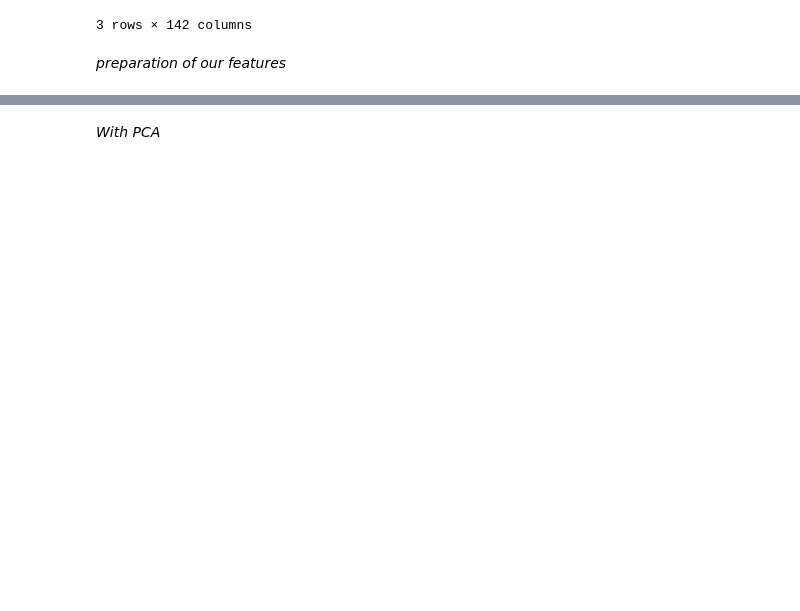
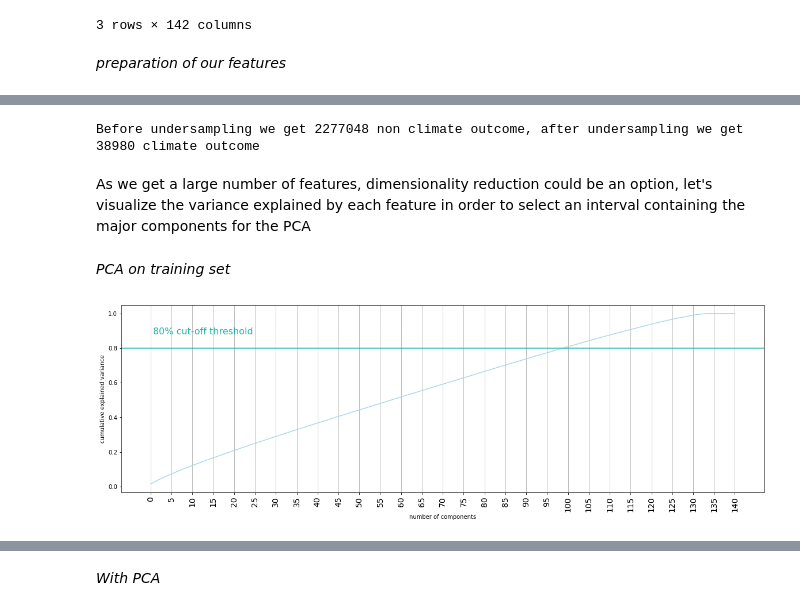
Before and after one commit to epfl-ada/ada-2021-project-avada-kedavra, a Jupyter notebook: classification.ipynb, the cells around one changed output, grey strips where cells are left out. Drawn from its saved outputs; the diff is of its cells as text; code cells hidden in the pictures; blank space fills up the shorter version.

```diff
--- a/classification.ipynb
+++ b/classification.ipynb
@@ -230,0 +177,31 @@ features_imp(data_features.columns, logistic.coef_[0]) #represensation of featur
+# %%
+undersample = RandomUnderSampler(sampling_strategy=1) #stategy = 1, majority class yill be the same amount as the minority class (1 to 1)
+
+# fit and apply the transform into the train set
+X_smote, y_smote = undersample.fit_resample(X_train, y_train)
+# %%
+print('Before undersampling we get {} non climate outcome, after undersampling we get {} climate outcome'.format(y_train.value_counts()[0], y_smote.value_counts()[0]))
+# %% [output]
+Before undersampling we get 2277048 non climate outcome, after undersampling we get 38980 climate outcome
+# %% [markdown]
+As we get a large number of features, dimensionality reduction could be an option, let's visualize the variance explained by each feature in order to select an interval containing the major components for the PCA
+# %% [markdown]
+*PCA on training set*
+# %%
+#scale our dataset : Standardize features by removing the mean and scaling to unit variance.
+scaler=StandardScaler()
+scaler.fit(X_smote)
+train_scaled = pd.DataFrame(scaler.transform(X_smote), columns=X_smote.columns)
+test_scaled = pd.DataFrame(scaler.transform(X_test), columns=X_test.columns)
+# %%
+pca = PCA().fit(train_scaled)
+plt.plot(np.cumsum(pca.explained_variance_ratio_), color = 'lightblue')
+plt.xlabel('number of components')
+plt.ylabel('cumulative explained variance');
+plt.axhline(y=0.8, color='lightseagreen', linestyle='-')
+plt.text(0.5, 0.88, '80% cut-off threshold', color = 'lightseagreen', fontsize=16)
+plt.xticks(np.arange(0, 142, step=5), rotation=90, fontsize=14)
+plt.grid(axis='x')
+plt.show()
+# %% [output]
+[figure, added]
```
Also changed, not shown: parts of 52 cells of this notebook.
